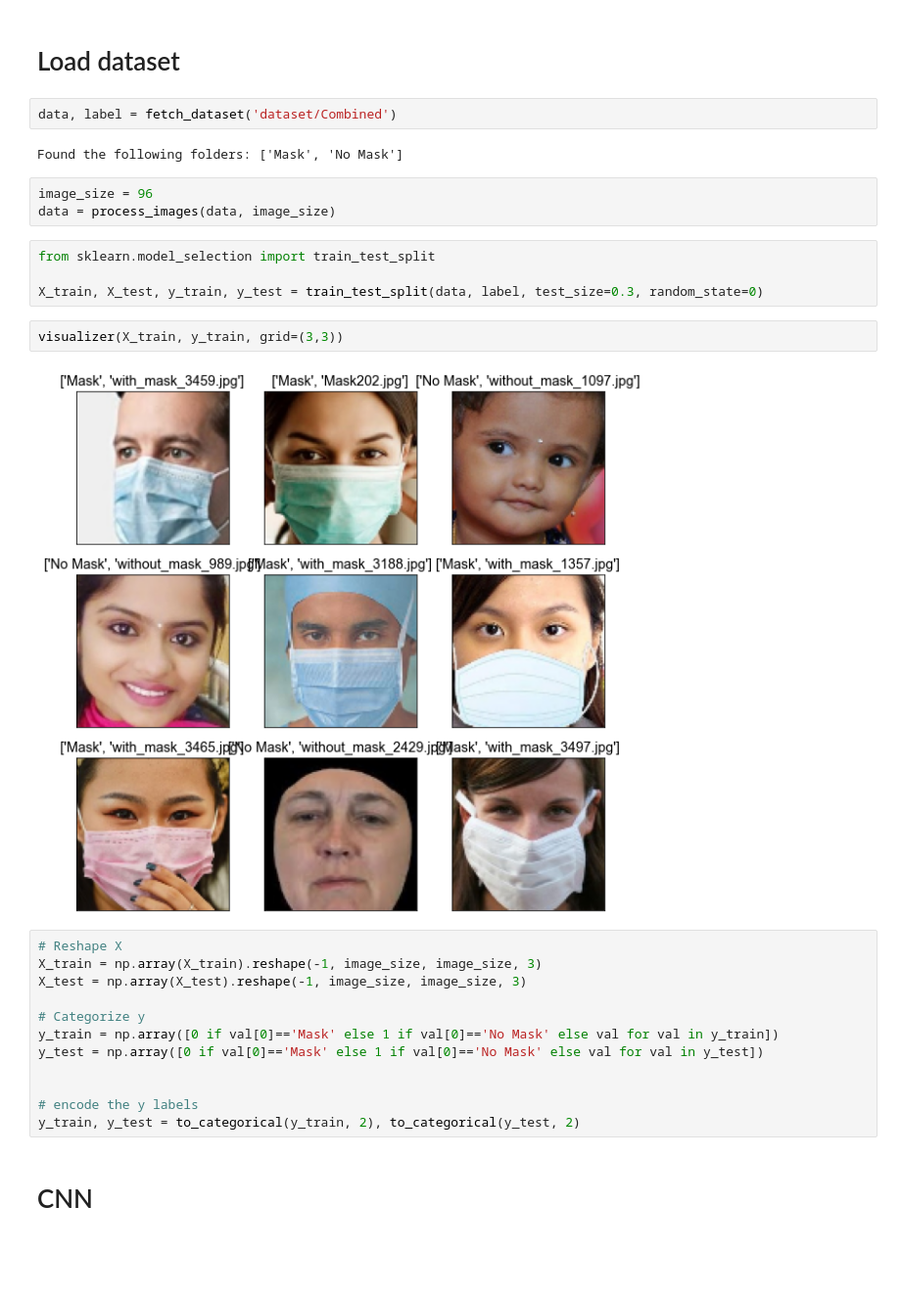
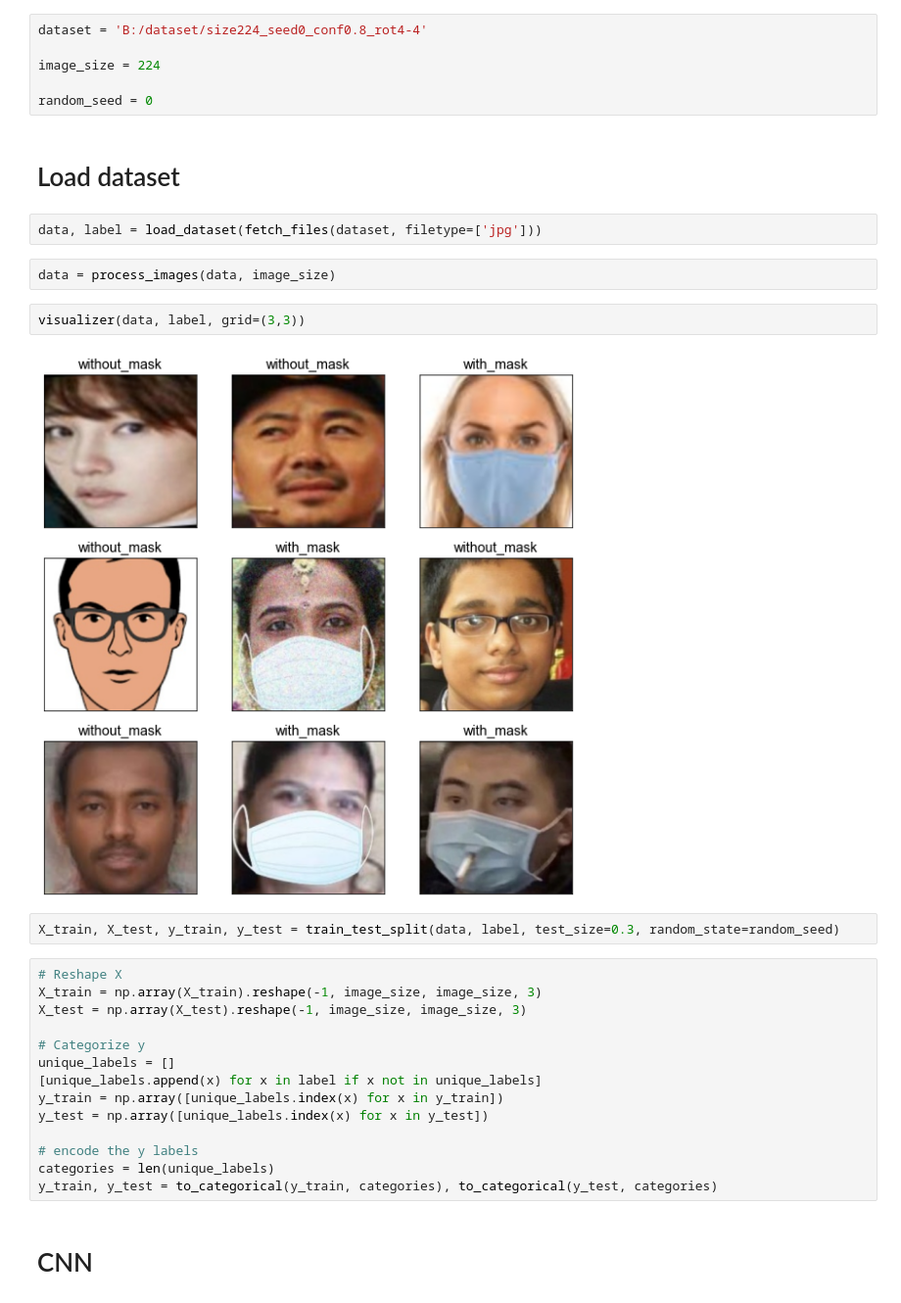
Before and after one commit to kjeram/mask-detection-system, a Jupyter notebook: cnn_train.ipynb, the cells around one changed output. Shown at 98% size. Saved outputs shown, nothing was run; the diff lists cells and outputs as text; blank space fills up the shorter version.

Commit message:
added dataset creator & cnn trainer

```diff
--- a/cnn_train.ipynb
+++ b/cnn_train.ipynb
@@ -75,31 +77,34 @@ def visualizer(x, y=None, grid=None, font=None):
+# %%
+dataset = 'B:/dataset/size224_seed0_conf0.8_rot4-4'
+
+image_size = 224
+
+random_seed = 0
 # %% [markdown]
 # Load dataset
 # %%
-data, label = fetch_dataset('dataset/Combined')
+data, label = load_dataset(fetch_files(dataset, filetype=['jpg']))
-# %% [output]
-Found the following folders: ['Mask', 'No Mask']
 # %%
-image_size = 96
 data = process_images(data, image_size)
+# %%
+visualizer(data, label, grid=(3,3))
+# %% [output]
+[figure, added]
 # %%
-from sklearn.model_selection import train_test_split
-
-X_train, X_test, y_train, y_test = train_test_split(data, label, test_size=0.3, random_state=0)
+X_train, X_test, y_train, y_test = train_test_split(data, label, test_size=0.3, random_state=random_seed)
-# %%
-visualizer(X_train, y_train, grid=(3,3))
-# %% [output]
-[figure, removed]
 # %%
 # Reshape X
 X_train = np.array(X_train).reshape(-1, image_size, image_size, 3)
 X_test = np.array(X_test).reshape(-1, image_size, image_size, 3)
 
 # Categorize y
-y_train = np.array([0 if val[0]=='Mask' else 1 if val[0]=='No Mask' else val for val in y_train])
-y_test = np.array([0 if val[0]=='Mask' else 1 if val[0]=='No Mask' else val for val in y_test])
-
+unique_labels = []
+[unique_labels.append(x) for x in label if x not in unique_labels]
+y_train = np.array([unique_labels.index(x) for x in y_train])
+y_test = np.array([unique_labels.index(x) for x in y_test])
 
 # encode the y labels
-y_train, y_test = to_categorical(y_train, 2), to_categorical(y_test, 2)
+categories = len(unique_labels)
+y_train, y_test = to_categorical(y_train, categories), to_categorical(y_test, categories)
 # %% [markdown]
 # CNN
```
Also changed, not shown: parts of 26 cells of this notebook, 1 other file.
